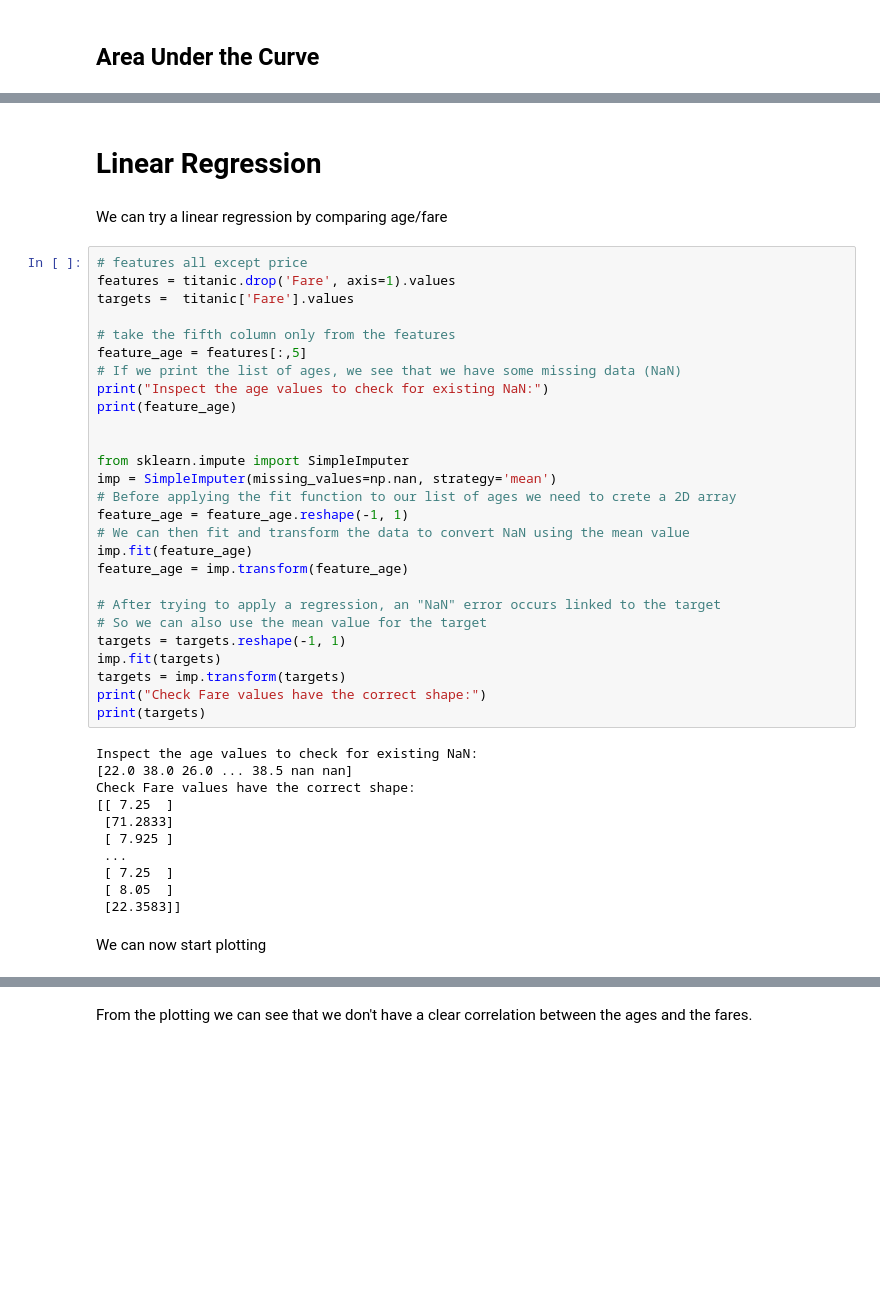
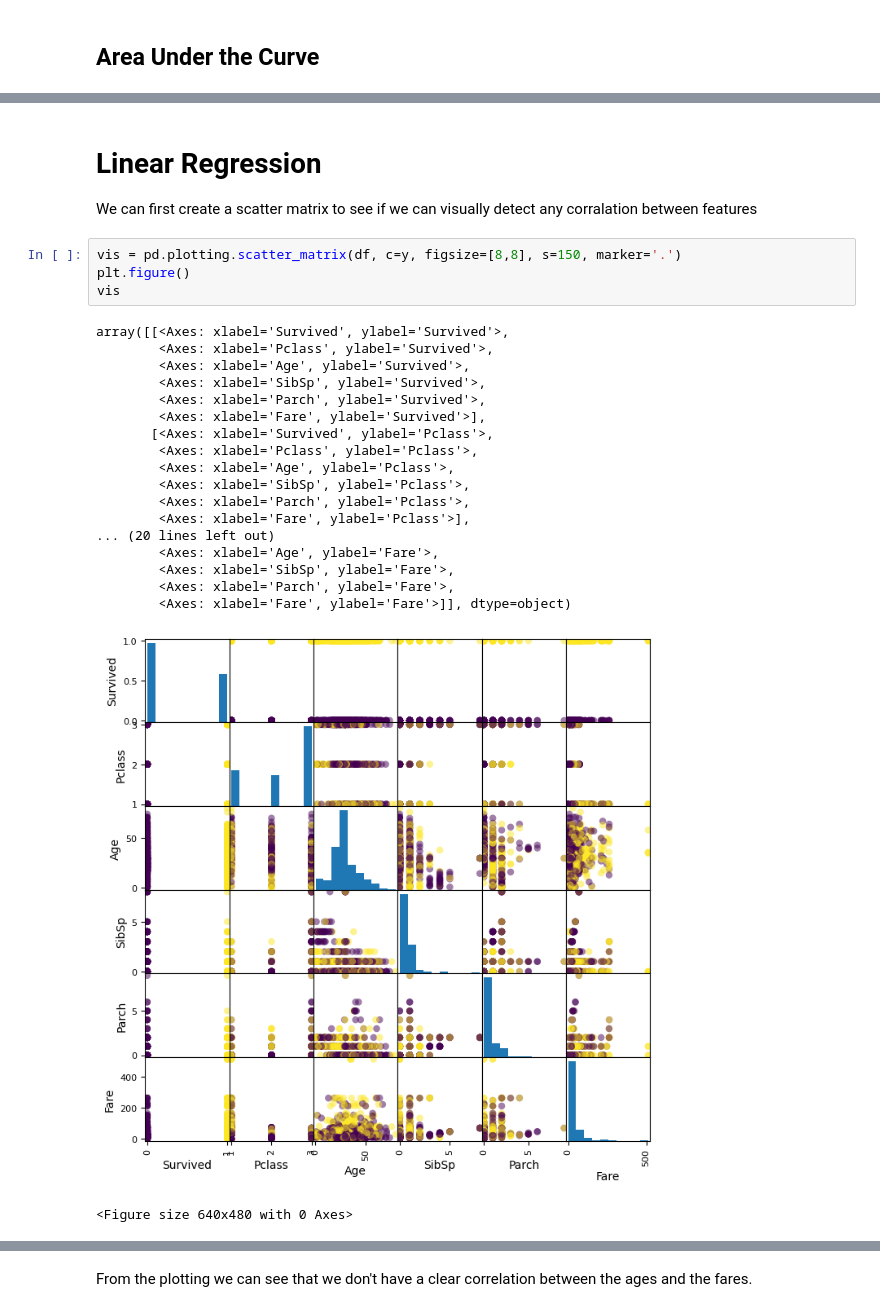
Before and after one commit to SimonLab/titanic-models, a Jupyter notebook: models.ipynb, the cells around one changed output, grey strips where cells are left out. Drawn from its saved outputs; the diff is of its cells as text; blank space fills up the shorter version.

```diff
--- a/models.ipynb
+++ b/models.ipynb
@@ -199,44 +201,29 @@ plt.show()
-# %% [markdown]
-# Linear Regression
-# %% [markdown]
-We can try a linear regression by comparing age/fare
-# %%
-# features all except price
-features = titanic.drop('Fare', axis=1).values
-targets =  titanic['Fare'].values
-
-# take the fifth column only from the features
-feature_age = features[:,5]
-# If we print the list of ages, we see that we have some missing data (NaN)
-print("Inspect the age values to check for existing NaN:")
-print(feature_age)
-
-
-from sklearn.impute import SimpleImputer
-imp = SimpleImputer(missing_values=np.nan, strategy='mean')
-# Before applying the fit function to our list of ages we need to crete a 2D array
-feature_age = feature_age.reshape(-1, 1)
-# We can then fit and transform the data to convert NaN using the mean value
-imp.fit(feature_age)
-feature_age = imp.transform(feature_age)
-
-# After trying to apply a regression, an "NaN" error occurs linked to the target
-# So we can also use the mean value for the target
-targets = targets.reshape(-1, 1)
-imp.fit(targets)
-targets = imp.transform(targets)
-print("Check Fare values have the correct shape:")
-print(targets)
-# %% [output]
-Inspect the age values to check for existing NaN:
-[22.0 38.0 26.0 ... 38.5 nan nan]
-Check Fare values have the correct shape:
-[[ 7.25  ]
- [71.2833]
- [ 7.925 ]
- ...
- [ 7.25  ]
- [ 8.05  ]
- [22.3583]]
-# %% [markdown]
-We can now start plotting
+# %% [markdown]
+# Linear Regression
+
+We can first create a scatter matrix to see if we can
+visually detect any corralation between features
+# %%
+vis = pd.plotting.scatter_matrix(df, c=y, figsize=[8,8], s=150, marker='.')
+plt.figure()
+vis
+# %% [output]
+array([[<Axes: xlabel='Survived', ylabel='Survived'>,
+        <Axes: xlabel='Pclass', ylabel='Survived'>,
+        <Axes: xlabel='Age', ylabel='Survived'>,
+        <Axes: xlabel='SibSp', ylabel='Survived'>,
+        <Axes: xlabel='Parch', ylabel='Survived'>,
+        <Axes: xlabel='Fare', ylabel='Survived'>],
+       [<Axes: xlabel='Survived', ylabel='Pclass'>,
+        <Axes: xlabel='Pclass', ylabel='Pclass'>,
+        <Axes: xlabel='Age', ylabel='Pclass'>,
+        <Axes: xlabel='SibSp', ylabel='Pclass'>,
+        <Axes: xlabel='Parch', ylabel='Pclass'>,
+        <Axes: xlabel='Fare', ylabel='Pclass'>],
+... (20 lines left out)
+        <Axes: xlabel='Age', ylabel='Fare'>,
+        <Axes: xlabel='SibSp', ylabel='Fare'>,
+        <Axes: xlabel='Parch', ylabel='Fare'>,
+        <Axes: xlabel='Fare', ylabel='Fare'>]], dtype=object)
+[figure, added]
+<Figure size 640x480 with 0 Axes>
```
Also changed, not shown: parts of 14 cells of this notebook.
